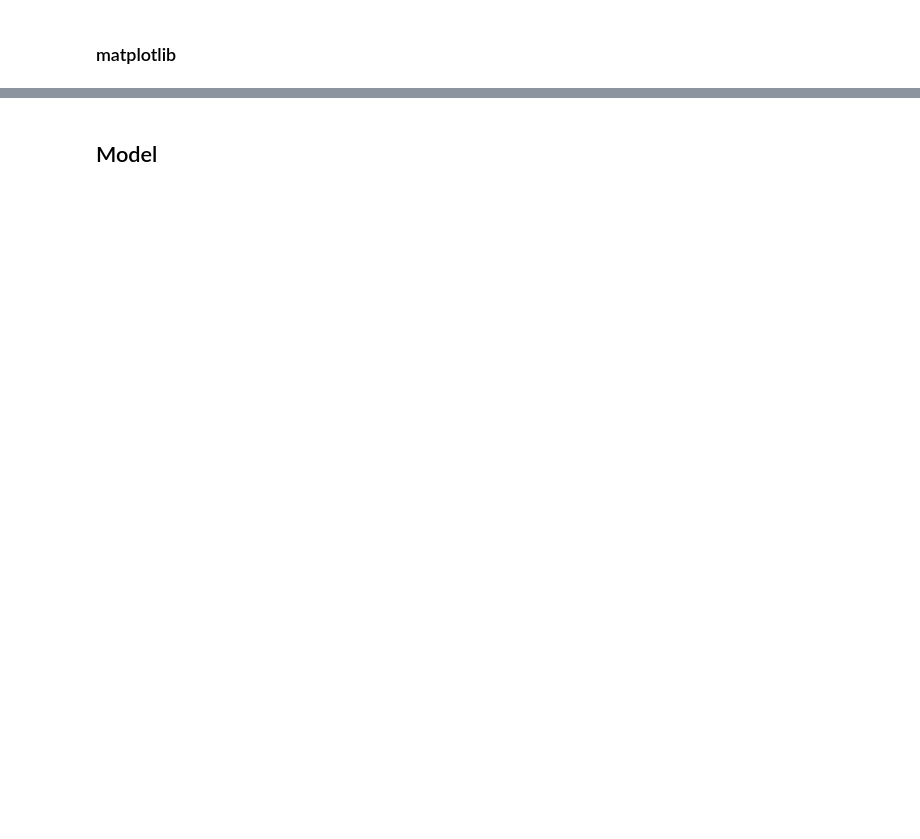
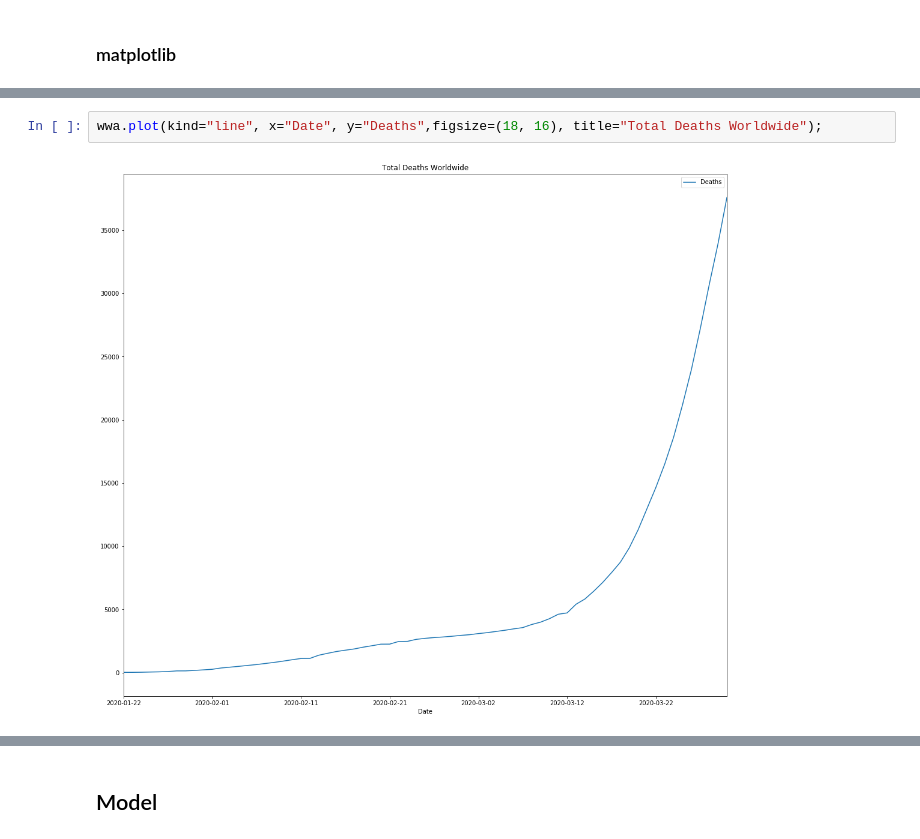
Before and after one commit to mickykumar1/Projects, a Jupyter notebook: coronavirus/Coronavirus.ipynb, the cells around one changed output, grey strips where cells are left out. Saved outputs shown, nothing was run; the diff lists cells and outputs as text; blank space fills up the shorter version.

```diff
--- a/coronavirus/Coronavirus.ipynb
+++ b/coronavirus/Coronavirus.ipynb
@@ -252,0 +259,4 @@ ca.plot(kind="scatter", x="Confirmed", y="Recovered",figsize=(18, 16));
+# %%
+wwa.plot(kind="line", x="Date", y="Deaths",figsize=(18, 16), title="Total Deaths Worldwide");
+# %% [output]
+[figure, added]
```
Also changed, not shown: parts of 27 cells of this notebook, 5 other files.
